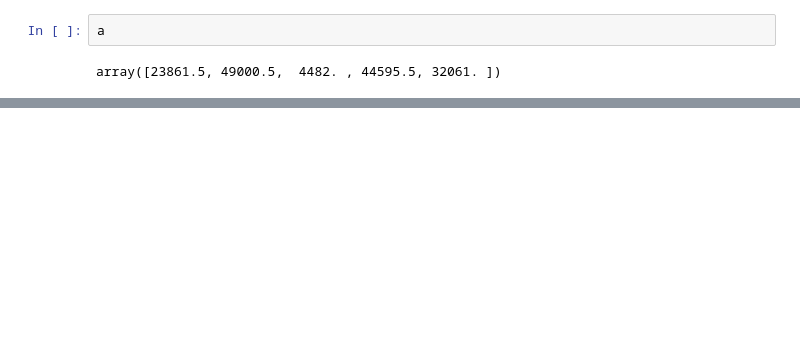
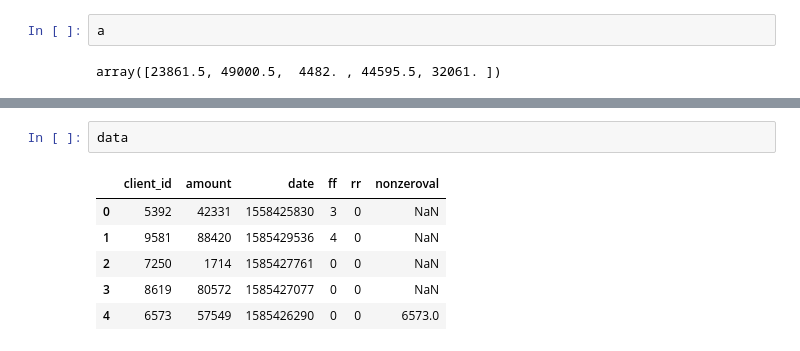
Before and after one commit to IlyaAb/Kaggle, a Jupyter notebook: test.ipynb, the cells around one changed output, grey strips where cells are left out. Saved outputs shown, nothing was run; the diff lists cells and outputs as text; blank space fills up the shorter version.

```diff
--- a/test.ipynb
+++ b/test.ipynb
@@ -27,0 +34,9 @@ array([23861.5, 49000.5,  4482. , 44595.5, 32061. ])
+# %%
+data
+# %% [output]
+|  | client_id | amount | date | ff | rr | nonzeroval |
+| 0 | 5392 | 42331 | 1558425830 | 3 | 0 | NaN |
+| 1 | 9581 | 88420 | 1585429536 | 4 | 0 | NaN |
+| 2 | 7250 | 1714 | 1585427761 | 0 | 0 | NaN |
+| 3 | 8619 | 80572 | 1585427077 | 0 | 0 | NaN |
+| 4 | 6573 | 57549 | 1585426290 | 0 | 0 | 6573.0 |
```
Also changed, not shown: parts of 5 cells of this notebook, 3 other files.
